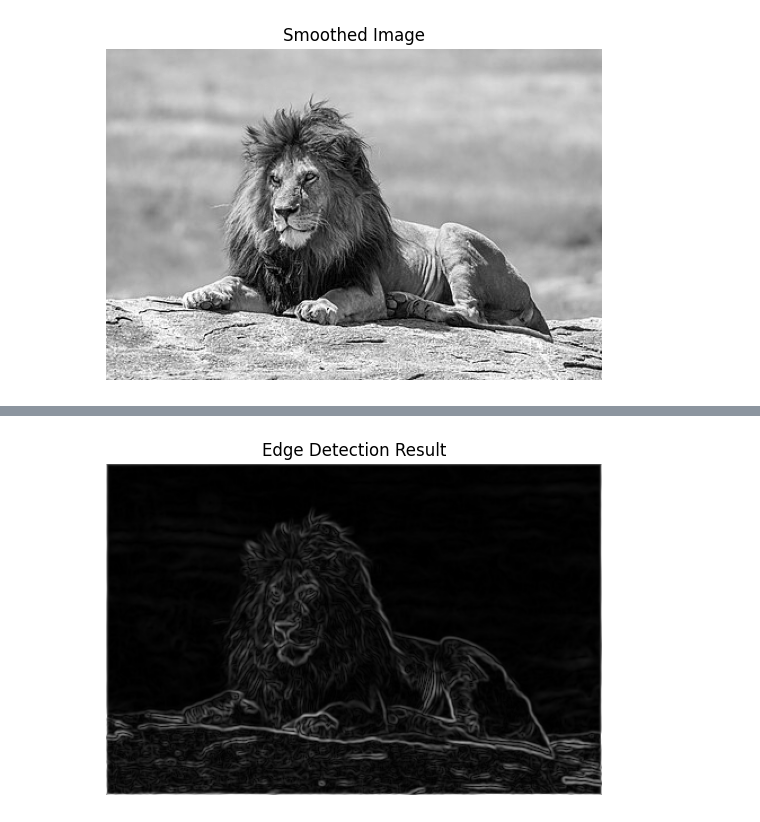
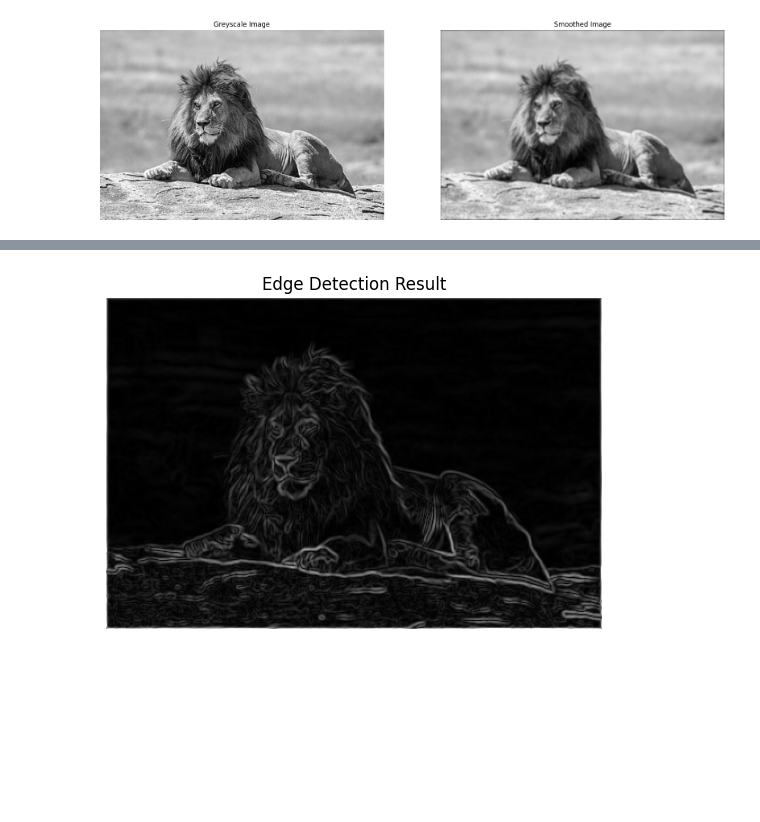
Before and after one commit to JesusMGalindo/Edge-Detection-and-Hybrid-Image-Processing, a Jupyter notebook: hybrid.ipynb, the cells around one changed output, grey strips where cells are left out. Cells and saved outputs as stored; diff of their text form; code cells hidden in the pictures; blank space fills up the shorter version.

```diff
--- a/hybrid.ipynb
+++ b/hybrid.ipynb
@@ -88,8 +76,28 @@ gaussian_k = gaussian_kernel(kernel_size, sigma)
+# %%
+# Define the Gaussian kernel (already normalized)
+gaussian_k = np.array([
+    [1, 4, 7, 4, 1],
+    [4, 16, 26, 16, 4],
+    [7, 26, 41, 26, 7],
+    [4, 16, 26, 16, 4],
+    [1, 4, 7, 4, 1]
+]) / 273  # Normalize by dividing by the sum of kernel values
 # %%
+# Apply Gaussian smoothing
+smoothed_image = convolve(gray_image, gaussian_k)
+
 # Display the smoothed image
+plt.figure(figsize=(20,10))
+plt.subplot(1, 2, 1)
 plt.imshow(gray_image, cmap='gray')
+plt.title('Greyscale Image')
+plt.axis('off')
+
+# Display the smoothed image
+plt.subplot(1, 2, 2)
+plt.imshow(smoothed_image, cmap='gray')
 plt.title('Smoothed Image')
 plt.axis('off')
 plt.show()
 # %% [output]
-[figure, old version]
+[figure, new version]
```
Also changed, not shown: parts of 5 cells of this notebook.
